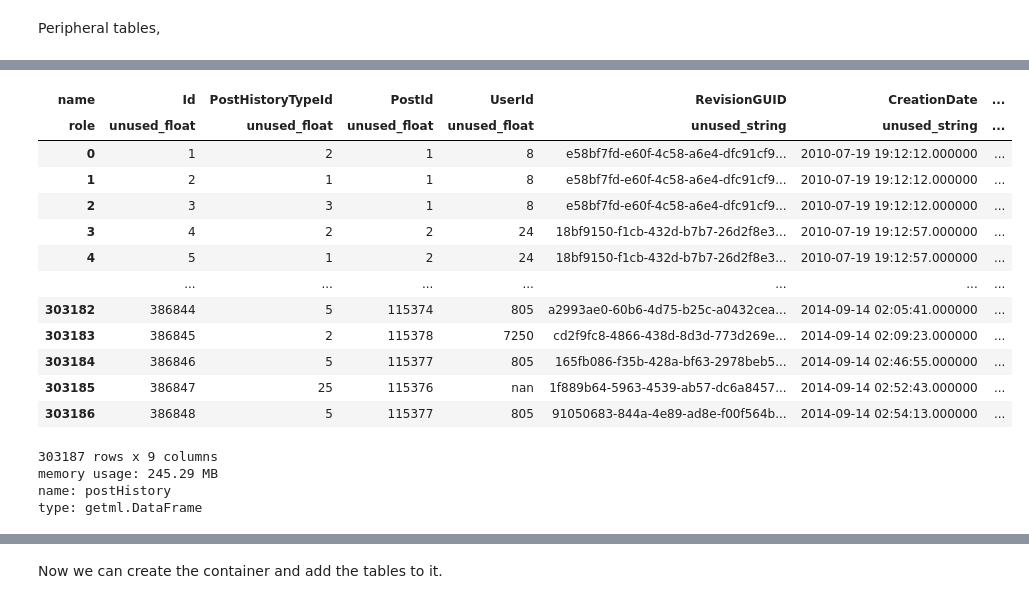
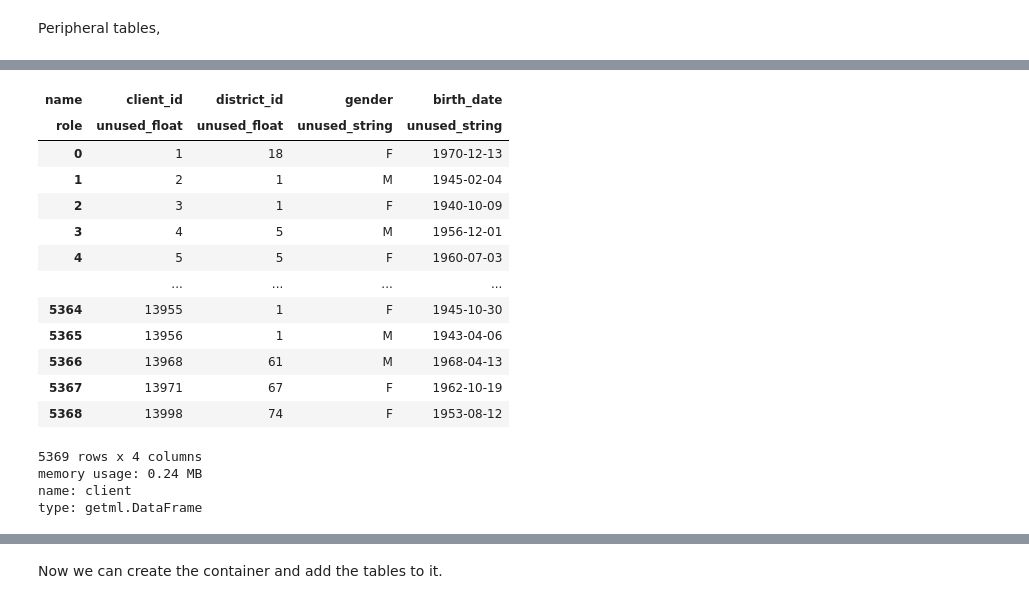
Before and after one commit to getml/getml-relbench, a Jupyter notebook: ctu/stubs/financial.ipynb, the cells around one changed output, grey strips where cells are left out. Saved outputs shown, nothing was run; the diff lists cells and outputs as text; code cells hidden in the pictures.

```diff
--- a/challenge/tasks/stats.ipynb
+++ b/ctu/stubs/financial.ipynb
@@ -144,25 +145,25 @@ name: comments
 type: getml.DataFrame
 # %%
 # TODO: Annotate columns with roles
-post_history
+client
 # %% [output]
 [interactive output not drawn]
-| name | Id | PostHistoryTypeId | PostId | UserId | RevisionGUID | CreationDate | ... |
-| role | unused_float | unused_float | unused_float | unused_float | unused_string | unused_string | ... |
-| 0 | 1 | 2 | 1 | 8 | e58bf7fd-e60f-4c58-a6e4-dfc91cf9... | 2010-07-19 19:12:12.000000 | ... |
-| 1 | 2 | 1 | 1 | 8 | e58bf7fd-e60f-4c58-a6e4-dfc91cf9... | 2010-07-19 19:12:12.000000 | ... |
-| 2 | 3 | 3 | 1 | 8 | e58bf7fd-e60f-4c58-a6e4-dfc91cf9... | 2010-07-19 19:12:12.000000 | ... |
-| 3 | 4 | 2 | 2 | 24 | 18bf9150-f1cb-432d-b7b7-26d2f8e3... | 2010-07-19 19:12:57.000000 | ... |
-| 4 | 5 | 1 | 2 | 24 | 18bf9150-f1cb-432d-b7b7-26d2f8e3... | 2010-07-19 19:12:57.000000 | ... |
-|  | ... | ... | ... | ... | ... | ... | ... |
-| 303182 | 386844 | 5 | 115374 | 805 | a2993ae0-60b6-4d75-b25c-a0432cea... | 2014-09-14 02:05:41.000000 | ... |
-| 303183 | 386845 | 2 | 115378 | 7250 | cd2f9fc8-4866-438d-8d3d-773d269e... | 2014-09-14 02:09:23.000000 | ... |
-| 303184 | 386846 | 5 | 115377 | 805 | 165fb086-f35b-428a-bf63-2978beb5... | 2014-09-14 02:46:55.000000 | ... |
-| 303185 | 386847 | 25 | 115376 | nan | 1f889b64-5963-4539-ab57-dc6a8457... | 2014-09-14 02:52:43.000000 | ... |
-| 303186 | 386848 | 5 | 115377 | 805 | 91050683-844a-4e89-ad8e-f00f564b... | 2014-09-14 02:54:13.000000 | ... |
+| name | client_id | district_id | gender | birth_date |
+| role | unused_float | unused_float | unused_string | unused_string |
+| 0 | 1 | 18 | F | 1970-12-13 |
+| 1 | 2 | 1 | M | 1945-02-04 |
+| 2 | 3 | 1 | F | 1940-10-09 |
+| 3 | 4 | 5 | M | 1956-12-01 |
+| 4 | 5 | 5 | F | 1960-07-03 |
+|  | ... | ... | ... | ... |
+| 5364 | 13955 | 1 | F | 1945-10-30 |
+| 5365 | 13956 | 1 | M | 1943-04-06 |
+| 5366 | 13968 | 61 | M | 1968-04-13 |
+| 5367 | 13971 | 67 | F | 1962-10-19 |
+| 5368 | 13998 | 74 | F | 1953-08-12 |
-303187 rows x 9 columns
-memory usage: 245.29 MB
-name: postHistory
+5369 rows x 4 columns
+memory usage: 0.24 MB
+name: client
 type: getml.DataFrame
 # %%
 # TODO: Annotate columns with roles
```
Also changed, not shown: parts of 16 cells of this notebook, 29 other files.
